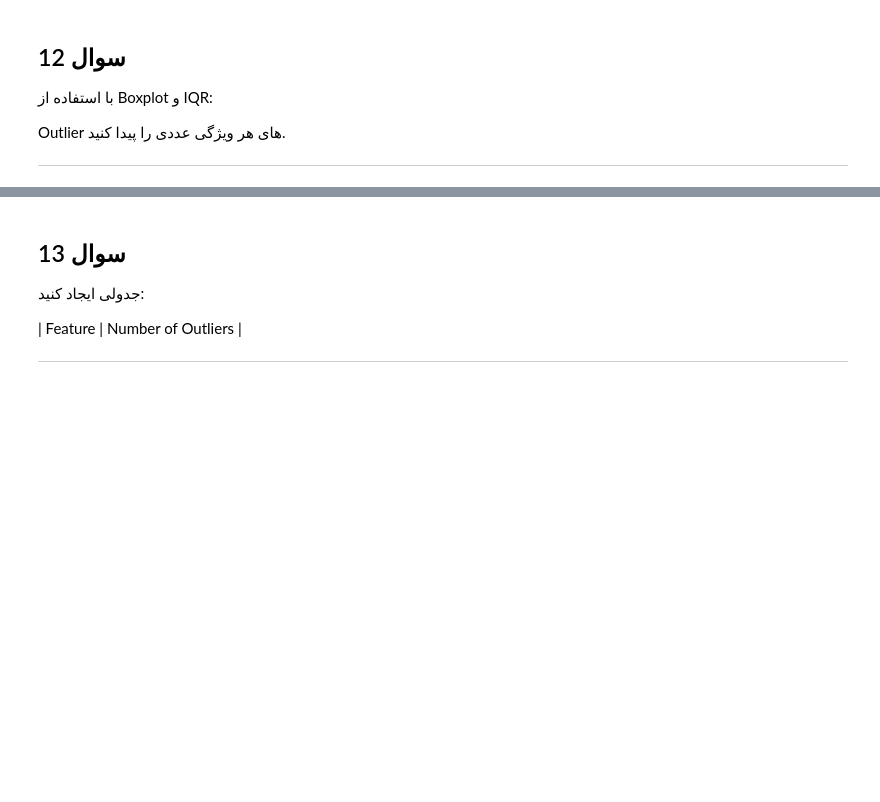
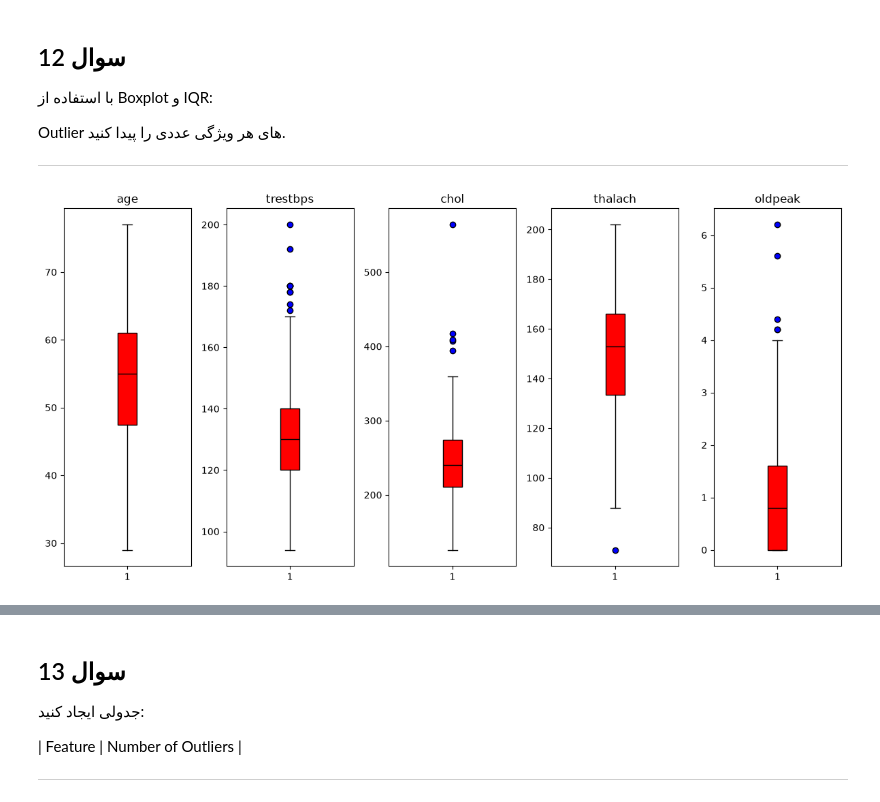
Before and after one commit to MehradAmiresmi/Data-Mining-Answer, a Jupyter notebook: 002_Data Preparation/task002_data_preparation.ipynb, the cells around one changed output, grey strips where cells are left out. Cells and saved outputs as stored; diff of their text form; code cells hidden in the pictures; blank space fills up the shorter version.

```diff
--- a/002_Data Preparation/task002_data_preparation.ipynb
+++ b/002_Data Preparation/task002_data_preparation.ipynb
@@ -319,3 +371,12 @@ selected_df
 Outlier های هر ویژگی عددی را پیدا کنید.
 
 ---
+# %%
+col = numerical
+fig , ax = plt.subplots(figsize=(12,6),ncols=len(col))
+for i ,column in enumerate(col):
+    ax[i].boxplot(df[column],patch_artist=True,boxprops={"facecolor":"red"},medianprops={"color":"black"},flierprops={"markerfacecolor":"blue"})
+    ax[i].set_title(column)
+plt.tight_layout()
+# %% [output]
+[figure, added]
```
Also changed, not shown: parts of 7 cells of this notebook, 1 other file.
